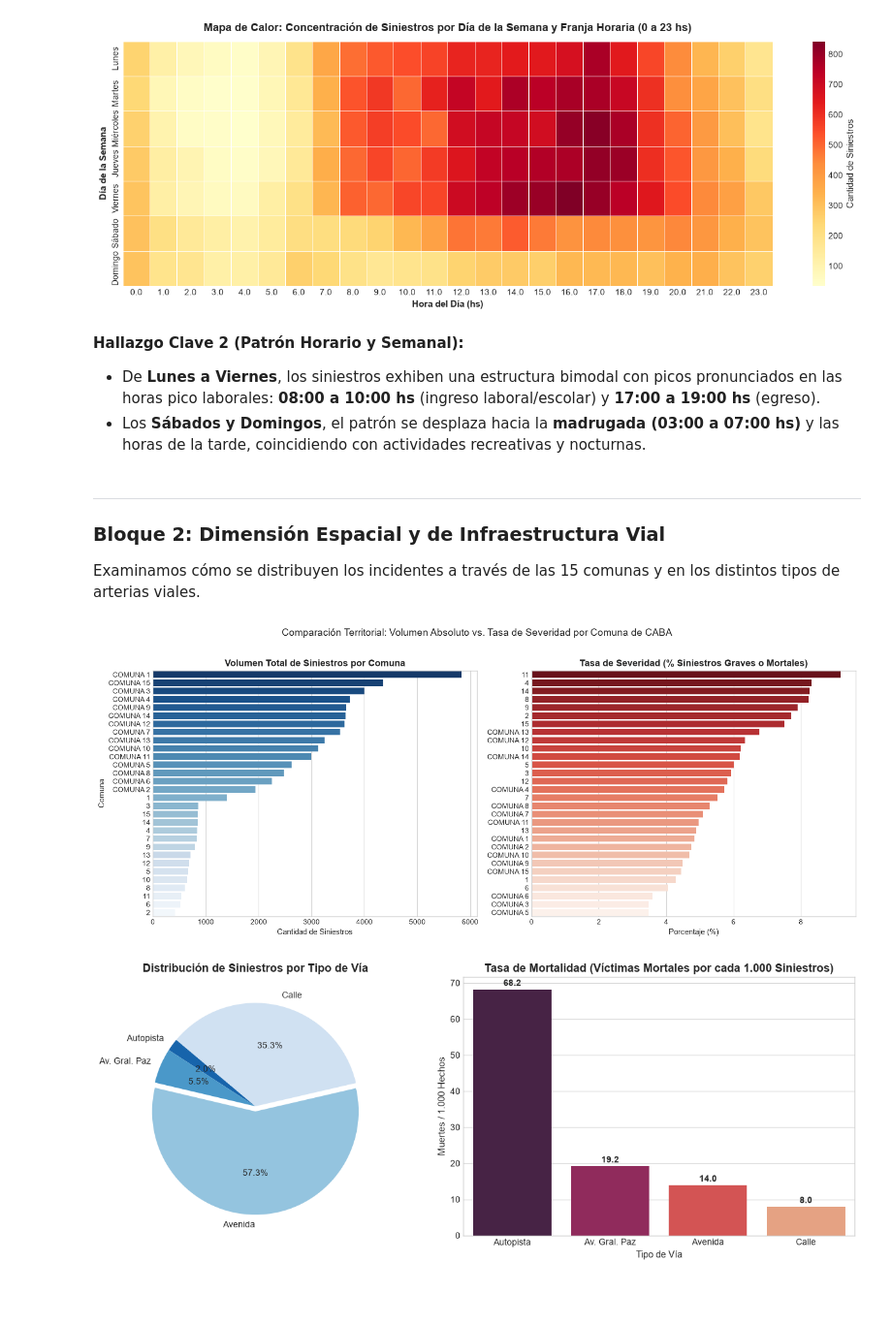
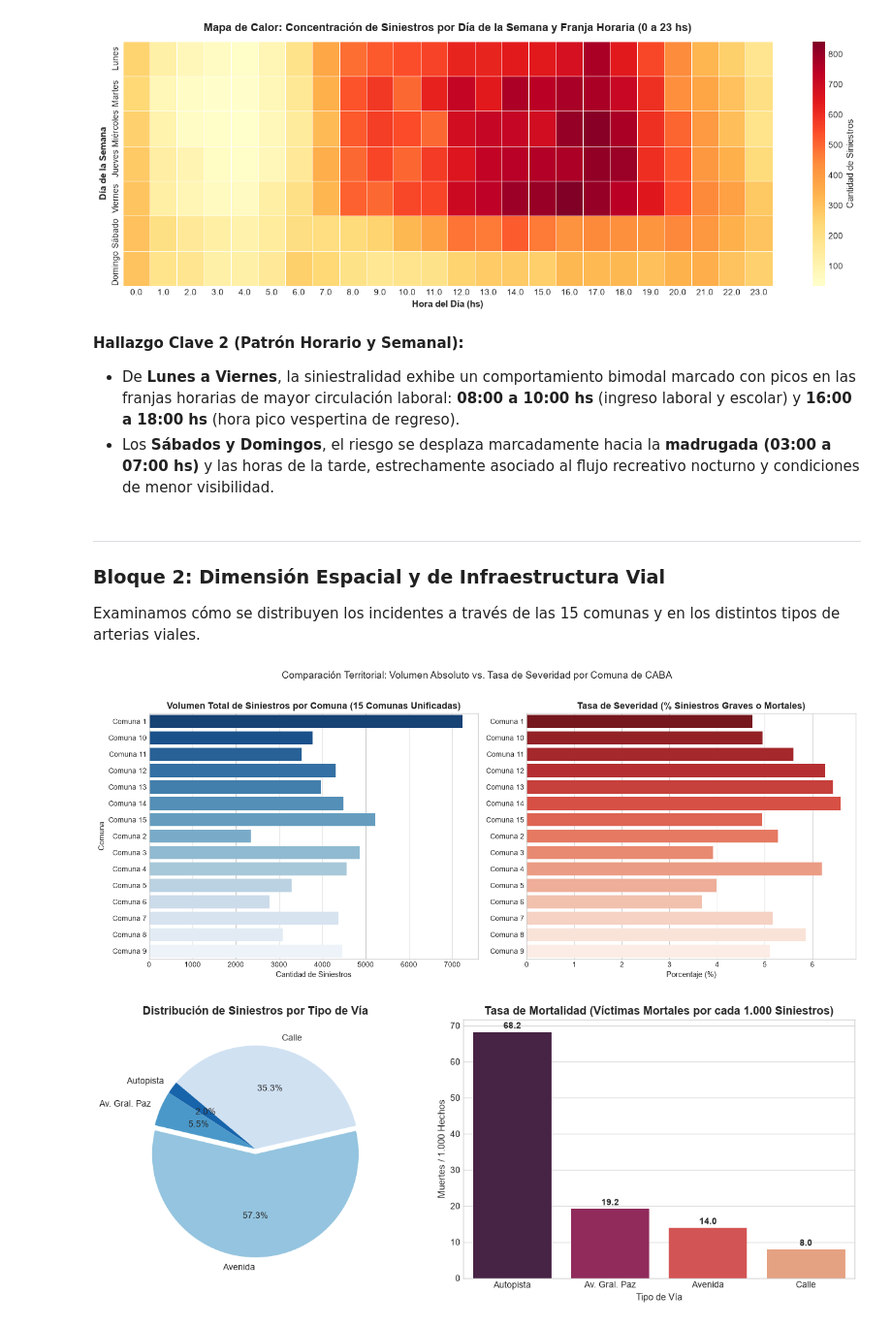
Before and after one commit to mateteCode/DATA_SCIENCE_GROUP_8, a Jupyter notebook: Entrega_2_Analisis_Exploratorio_Siniestros_Viales_CABA.ipynb, the cells around one changed output. Shown at 97% size. Cells and saved outputs as stored; diff of their text form; code cells hidden in the pictures; blank space fills up the shorter version.

```diff
--- a/Entrega_2_Analisis_Exploratorio_Siniestros_Viales_CABA.ipynb
+++ b/Entrega_2_Analisis_Exploratorio_Siniestros_Viales_CABA.ipynb
@@ -373,10 +1387,10 @@ Variables temporales generadas:
 - `tipo_via_normalizado`: Normalización de arterias (Avenida, Calle, Autopista, Av. Gral Paz, Otros).
 - Variables dummies de involucramiento vehicular: `involucra_moto`, `involucra_peaton`, `involucra_bicicleta`, `involucra_transporte_publico`, `involucra_auto` e `involucra_pesado`.
 # %%
-# Extracción de Comuna Numérica
-df_hechos['comuna_num'] = df_hechos['comuna_siniestro'].str.extract(r'(\d+)').astype(float)
-
-# Agrupación Macro-Territorial de CABA
+# ==============================================================================
+# 5.2. VARIABLES ESPACIALES Y DE DINÁMICA VEHICULAR
+# ==============================================================================
+# Agrupación Macro-Territorial de CABA a partir de comuna_num ya limpio
 def asignar_zona_caba(comuna):
     if pd.isna(comuna):
         return 'SD'
@@ -391,27 +1405,8 @@ def asignar_zona_caba(comuna):
         return 'Zona Oeste'
     return 'SD'
 
-df_hechos['zona_caba'] = df_hechos['comuna_num'].apply(asignar_zona_caba)
-
-# Normalización del Tipo de Vía
-def normalizar_tipo_via(via):
-    via_str = str(via).upper().strip()
-    if 'AVENIDA' in via_str or 'AV.' in via_str:
-        if 'GRAL. PAZ' in via_str or 'GENERAL PAZ' in via_str:
-            return 'Av. Gral. Paz'
-        return 'Avenida'
-    elif 'AUTOPISTA' in via_str or 'AU' in via_str:
-        return 'Autopista'
-    elif 'CALLE' in via_str:
-        return 'Calle'
-    elif 'GRAL' in via_str or 'PAZ' in via_str:
-        return 'Av. Gral. Paz'
-    elif via_str == 'SD' or pd.isna(via):
-        return 'Sin Datos'
-    else:
-        return 'Otra'
-
-df_hechos['tipo_via_normalizado'] = df_hechos['tipo_de_via_siniestro'].apply(normalizar_tipo_via)
+df_hechos['zona_caba'] = df_hechos['comuna_num'].apply(asignar_zona_caba).astype('category')
+df_hechos['tipo_via_normalizado'] = df_hechos['tipo_de_via_siniestro'].cat.add_categories('Sin Datos').fillna('Sin Datos')
 
 # Variables de Involucramiento Vehicular (Features Binarias)
 participantes_total = df_hechos['participantes_siniestro'].astype(str) + " " + df_hechos['modo_desplazamiento_victima'].astype(str) + " " + df_hechos['contraparte_siniestro'].astype(str)
@@ -424,6 +1419,6 @@ df_hechos['involucra_auto'] = participantes_total.str.contains('AUTO|TAXI').asty
 df_hechos['involucra_pesado'] = participantes_total.str.contains('CAMION|UTILITARIO|CARGA').astype(int)
 
 print("Variables espaciales y vehiculares generadas:")
-print(df_hechos[['comuna_siniestro', 'zona_caba', 'tipo_via_normalizado', 'involucra_moto', 'involucra_peaton']].head(3))
+print(df_hechos[['comuna_siniestro', 'zona_caba', 'tipo_de_via_siniestro', 'involucra_moto', 'involucra_peaton']].head(3))
 # %% [output]
 Variables espaciales y vehiculares generadas:
@@ -549,45 +1545,45 @@ plt.show()
 [figure]
 # %% [markdown]
 **Hallazgo Clave 2 (Patrón Horario y Semanal):**
-- De **Lunes a Viernes**, los siniestros exhiben una estructura bimodal con picos pronunciados en las horas pico laborales: **08:00 a 10:00 hs** (ingreso laboral/escolar) y **17:00 a 19:00 hs** (egreso).
-- Los **Sábados y Domingos**, el patrón se desplaza hacia la **madrugada (03:00 a 07:00 hs)** y las horas de la tarde, coincidiendo con actividades recreativas y nocturnas.
+- De **Lunes a Viernes**, la siniestralidad exhibe un comportamiento bimodal marcado con picos en las franjas horarias de mayor circulación laboral: **08:00 a 10:00 hs** (ingreso laboral y escolar) y **16:00 a 18:00 hs** (hora pico vespertina de regreso).
+- Los **Sábados y Domingos**, el riesgo se desplaza marcadamente hacia la **madrugada (03:00 a 07:00 hs)** y las horas de la tarde, estrechamente asociado al flujo recreativo nocturno y condiciones de menor visibilidad.
 # %% [markdown]
 ---
 ### **Bloque 2: Dimensión Espacial y de Infraestructura Vial**
 Examinamos cómo se distribuyen los incidentes a través de las 15 comunas y en los distintos tipos de arterias viales.
 # %%
-# 3. Siniestros y Tasa de Gravedad por Comuna
-comuna_stats = df_analitico[df_analitico['comuna_siniestro'] != 'SD'].groupby('comuna_siniestro').agg(
+# 3. Siniestros y Tasa de Gravedad por Comuna (15 Comunas Unificadas)
+comuna_stats = df_analitico.dropna(subset=['comuna_siniestro']).groupby('comuna_siniestro', observed=True).agg(
     total_siniestros=('id_siniestro', 'count'),
     total_graves=('numero_victimas_grave_siniestro', 'sum'),
     total_mortales=('numero_victimas_mortal_siniestro', 'sum')
 ).reset_index()
 
 comuna_stats['tasa_grave_mortal_pct'] = (
     (comuna_stats['total_graves'] + comuna_stats['total_mortales']) / comuna_stats['total_siniestros']
 ) * 100
 
 comuna_stats = comuna_stats.sort_values(by='total_siniestros', ascending=False)
 
 fig, (ax1, ax2) = plt.subplots(1, 2, figsize=(15, 6))
 
-# Gráfico A: Total de siniestros por comuna
+# Gráfico A: Total de siniestros por comuna (15 comunas limpias y unificadas)
 sns.barplot(data=comuna_stats, x='total_siniestros', y='comuna_siniestro', palette='Blues_r', ax=ax1)
-ax1.set_title('Volumen Total de Siniestros por Comuna', fontweight='bold')
+ax1.set_title('Volumen Total de Siniestros por Comuna (15 Comunas Unificadas)', fontweight='bold')
 ax1.set_xlabel('Cantidad de Siniestros')
 ax1.set_ylabel('Comuna')
 
 # Gráfico B: Tasa de severidad (% graves + mortales)
 sns.barplot(data=comuna_stats.sort_values(by='tasa_grave_mortal_pct', ascending=False),
             x='tasa_grave_mortal_pct', y='comuna_siniestro', palette='Reds_r', ax=ax2)
 ax2.set_title('Tasa de Severidad (% Siniestros Graves o Mortales)', fontweight='bold')
 ax2.set_xlabel('Porcentaje (%)')
 ax2.set_ylabel('')
 
 plt.suptitle('Comparación Territorial: Volumen Absoluto vs. Tasa de Severidad por Comuna de CABA', fontsize=14, y=1.02)
 plt.tight_layout()
 plt.show()
 # %% [output]
-[figure, old version]
+[figure, new version]
 # %%
 # 4. Siniestralidad según Tipo de Arteria Vial
```
Also changed, not shown: parts of 127 cells of this notebook, 1 other file.
